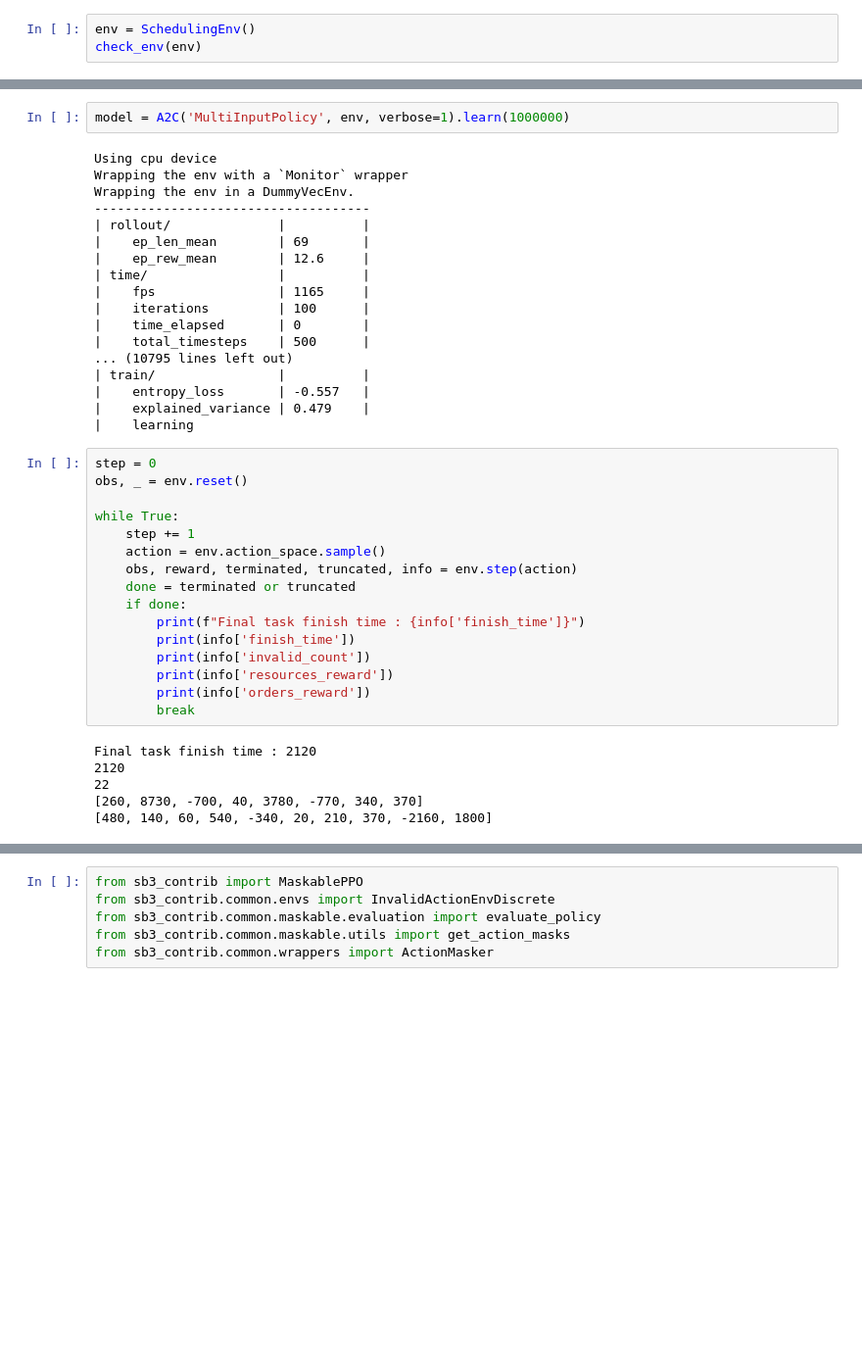
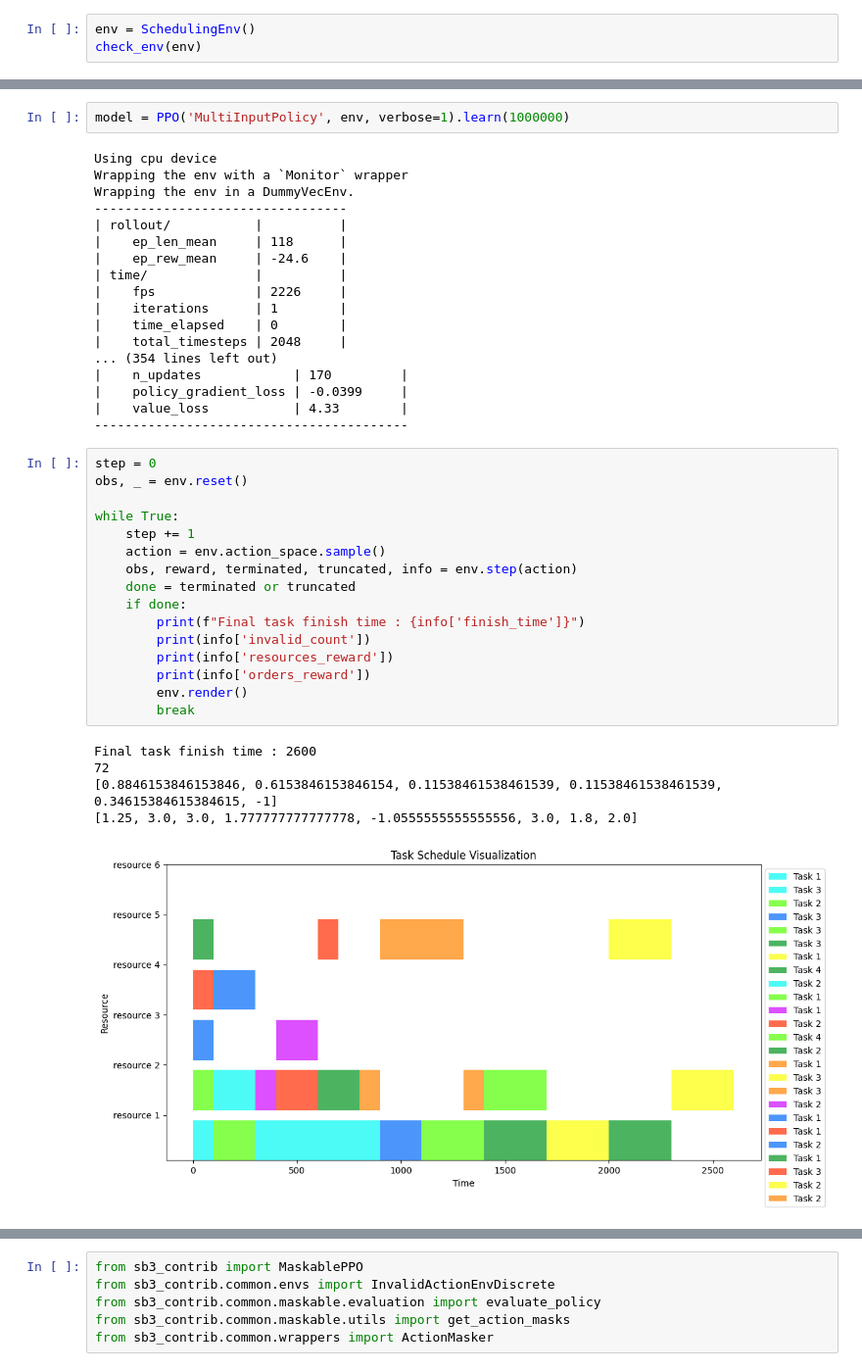
Before and after one commit to Huch0/RL-Scheduler, a Jupyter notebook: scheduler_env/Test_reward_system.ipynb, the cells around one changed output, grey strips where cells are left out. Shown at 98% size. Drawn from its saved outputs; the diff is of its cells as text; blank space fills up the shorter version.

```diff
--- a/scheduler_env/Test_reward_system.ipynb
+++ b/scheduler_env/Test_reward_system.ipynb
@@ -497,45 +582,45 @@ print(sum_finish_time/1000)
 # %%
-model = A2C('MultiInputPolicy', env, verbose=1).learn(1000000)
+model = PPO('MultiInputPolicy', env, verbose=1).learn(1000000)
 # %% [output]
 Using cpu device
 Wrapping the env with a `Monitor` wrapper
 Wrapping the env in a DummyVecEnv.
-------------------------------------
-| rollout/              |          |
-|    ep_len_mean        | 69       |
-|    ep_rew_mean        | 12.6     |
-| time/                 |          |
-|    fps                | 1165     |
-|    iterations         | 100      |
-|    time_elapsed       | 0        |
-|    total_timesteps    | 500      |
-... (10795 lines left out)
-| train/                |          |
-|    entropy_loss       | -0.557   |
-|    explained_variance | 0.479    |
-|    learning
+---------------------------------
+| rollout/           |          |
+|    ep_len_mean     | 118      |
+|    ep_rew_mean     | -24.6    |
+| time/              |          |
+|    fps             | 2226     |
+|    iterations      | 1        |
+|    time_elapsed    | 0        |
+|    total_timesteps | 2048     |
+... (354 lines left out)
+|    n_updates            | 170         |
+|    policy_gradient_loss | -0.0399     |
+|    value_loss           | 4.33        |
+-----------------------------------------
 # %%
 step = 0
 obs, _ = env.reset()
 
 while True:
     step += 1
     action = env.action_space.sample()
     obs, reward, terminated, truncated, info = env.step(action)
     done = terminated or truncated
     if done:
         print(f"Final task finish time : {info['finish_time']}")
-        print(info['finish_time'])
         print(info['invalid_count'])
         print(info['resources_reward'])
         print(info['orders_reward'])
+        env.render()
         break
 # %% [output]
-Final task finish time : 2120
-2120
-22
-[260, 8730, -700, 40, 3780, -770, 340, 370]
-[480, 140, 60, 540, -340, 20, 210, 370, -2160, 1800]
+Final task finish time : 2600
+72
+[0.8846153846153846, 0.6153846153846154, 0.11538461538461539, 0.11538461538461539, 0.34615384615384615, -1]
+[1.25, 3.0, 3.0, 1.777777777777778, -1.0555555555555556, 3.0, 1.8, 2.0]
+[figure, added]
 # %%
 sum_finish = 0
 
```
Also changed, not shown: parts of 7 cells of this notebook.
